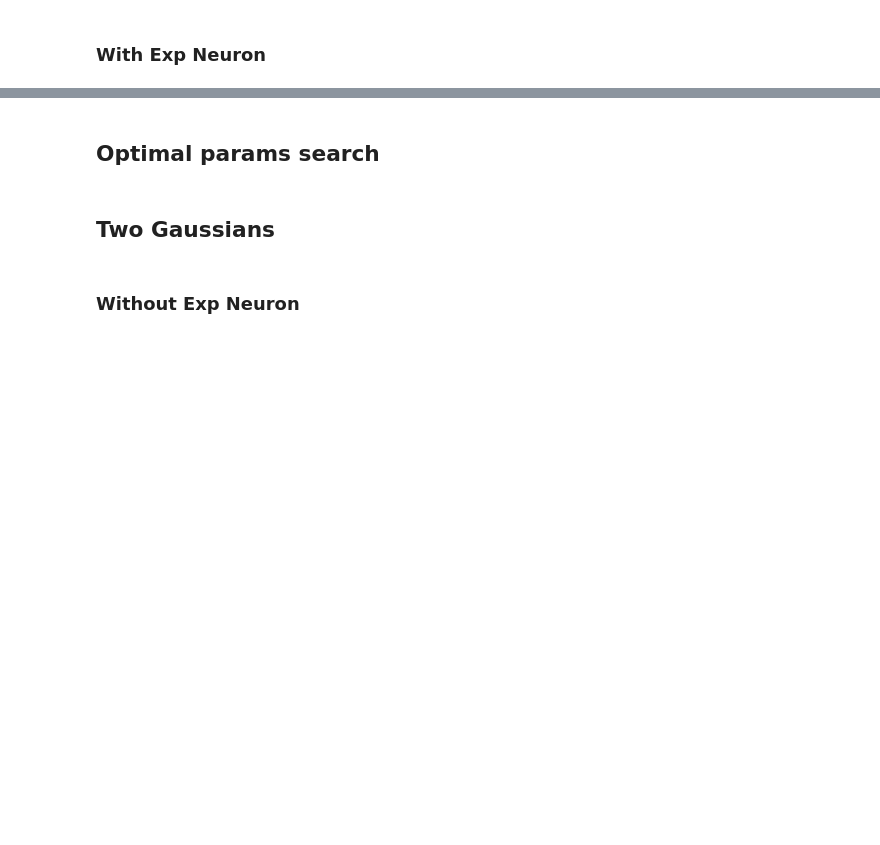
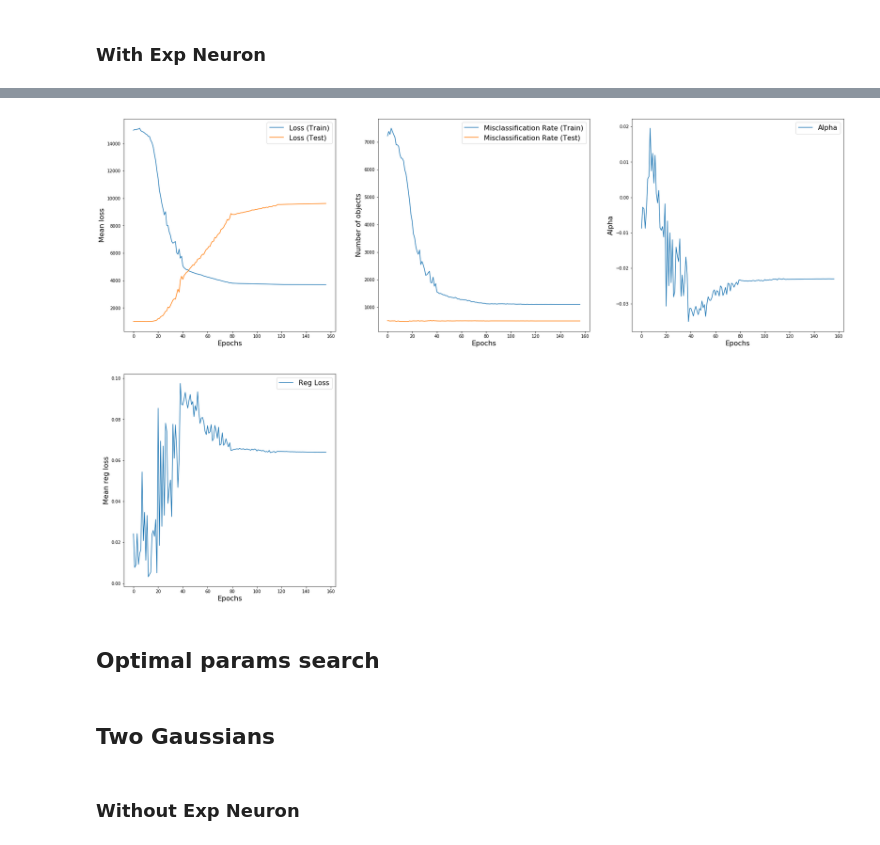
Before and after one commit to nakhodnov17/Samsung-Task, a Jupyter notebook: Adding_one_neuron/[Adding One Neuron]-Copy1.ipynb, the cells around one changed output, grey strips where cells are left out. Saved outputs shown, nothing was run; the diff lists cells and outputs as text; code cells hidden in the pictures; blank space fills up the shorter version.

```diff
--- a/Adding_one_neuron/[Adding One Neuron]-Copy1.ipynb
+++ b/Adding_one_neuron/[Adding One Neuron]-Copy1.ipynb
@@ -438,9 +473,11 @@ if use_cuda:
 net_c_e.explinear.init_weigth(0, 0.001)
 
 train_EXP(network=net_c_e, loss_func=loss_func_EXP,
-          learning_rate=0.00177, reinit_optim=1000,
+          learning_rate=0.005, reinit_optim=40,
+
           train_strategy=train_strategy_NO_STOCH, test_strategy=test_strategy_NO_STOCH,
-          reg_lambda=0.00177,
+          reg_lambda=2.78,
           epochs=200,
           dataloader_train=dataloader_c_train, dataloader_test=dataloader_c_validation
          )
+# %% [output]
@@ -447,3 +485,4 @@ train_EXP(network=net_c_e, loss_func=loss_func_EXP,
+[figure, added]
 # %%
 def swap_weight(net, net_WITH_EXP):
     for key, param in net_WITH_EXP.named_parameters():
```
Also changed, not shown: parts of 34 cells of this notebook, 5 other files.
